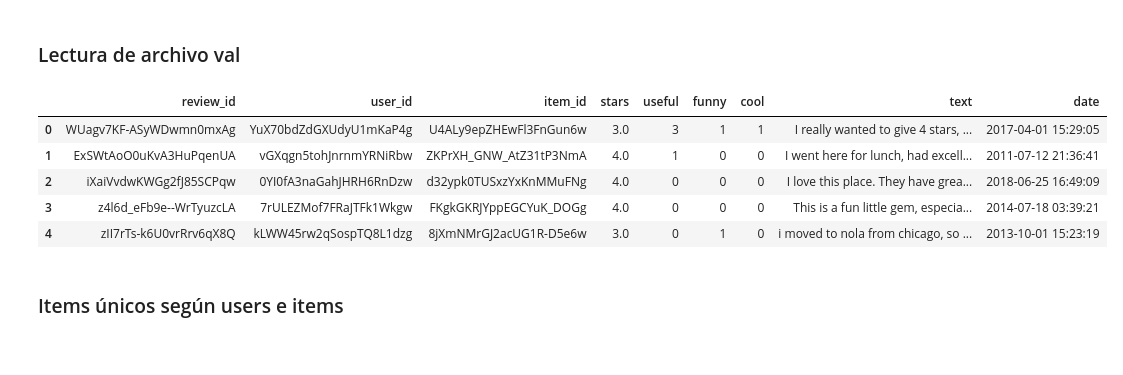
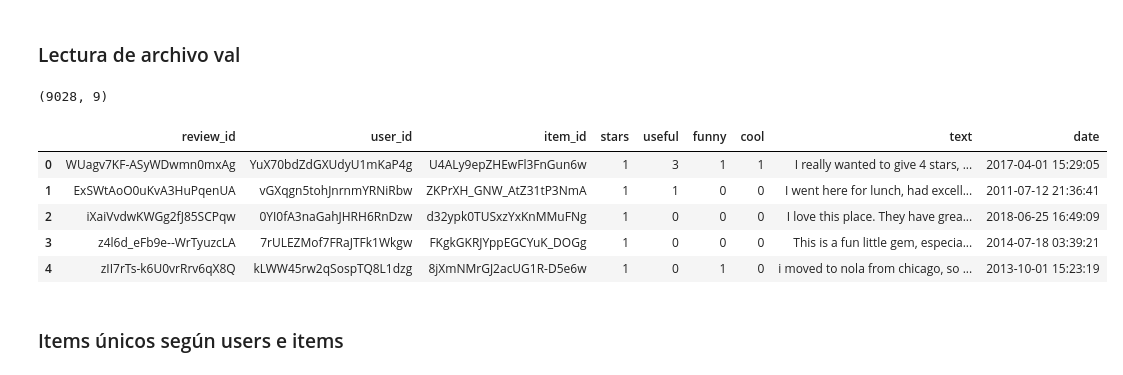
Before and after one commit to elpelaoloco/T1, a Jupyter notebook: sist_original.ipynb, the cells around one changed output. Saved outputs shown, nothing was run; the diff lists cells and outputs as text; code cells hidden in the pictures.

```diff
--- a/sist_original.ipynb
+++ b/sist_original.ipynb
@@ -62,16 +64,21 @@ df_test.head(5)
 # %%
 df_val = pd.read_csv("yelp_val.csv")
 df_val.head(5)
+print(df_val.shape)
 # %% [output]
-|  | review_id | user_id | item_id | stars | useful | funny | cool | text | date |
-| 0 | WUagv7KF-ASyWDwmn0mxAg | YuX70bdZdGXUdyU1mKaP4g | U4ALy9epZHEwFl3FnGun6w | 3.0 | 3 | 1 | 1 | I really wanted to give 4 stars, ... | 2017-04-01 15:29:05 |
-| 1 | ExSWtAoO0uKvA3HuPqenUA | vGXqgn5tohJnrnmYRNiRbw | ZKPrXH_GNW_AtZ31tP3NmA | 4.0 | 1 | 0 | 0 | I went here for lunch, had excell... | 2011-07-12 21:36:41 |
-| 2 | iXaiVvdwKWGg2fJ85SCPqw | 0YI0fA3naGahJHRH6RnDzw | d32ypk0TUSxzYxKnMMuFNg | 4.0 | 0 | 0 | 0 | I love this place. They have grea... | 2018-06-25 16:49:09 |
-| 3 | z4l6d_eFb9e--WrTyuzcLA | 7rULEZMof7FRaJTFk1Wkgw | FKgkGKRJYppEGCYuK_DOGg | 4.0 | 0 | 0 | 0 | This is a fun little gem, especia... | 2014-07-18 03:39:21 |
-| 4 | zII7rTs-k6U0vrRrv6qX8Q | kLWW45rw2qSospTQ8L1dzg | 8jXmNMrGJ2acUG1R-D5e6w | 3.0 | 0 | 1 | 0 | i moved to nola from chicago, so ... | 2013-10-01 15:23:19 |
+(9028, 9)
 # %%
 df_val_reviews_changed = df_val
 df_val_reviews_changed["stars"] = df_val["stars"].apply(lambda x: 1 if x >= 3 else 0)
+# %%
+df_val_reviews_changed.head()
+# %% [output]
+|  | review_id | user_id | item_id | stars | useful | funny | cool | text | date |
+| 0 | WUagv7KF-ASyWDwmn0mxAg | YuX70bdZdGXUdyU1mKaP4g | U4ALy9epZHEwFl3FnGun6w | 1 | 3 | 1 | 1 | I really wanted to give 4 stars, ... | 2017-04-01 15:29:05 |
+| 1 | ExSWtAoO0uKvA3HuPqenUA | vGXqgn5tohJnrnmYRNiRbw | ZKPrXH_GNW_AtZ31tP3NmA | 1 | 1 | 0 | 0 | I went here for lunch, had excell... | 2011-07-12 21:36:41 |
+| 2 | iXaiVvdwKWGg2fJ85SCPqw | 0YI0fA3naGahJHRH6RnDzw | d32ypk0TUSxzYxKnMMuFNg | 1 | 0 | 0 | 0 | I love this place. They have grea... | 2018-06-25 16:49:09 |
+| 3 | z4l6d_eFb9e--WrTyuzcLA | 7rULEZMof7FRaJTFk1Wkgw | FKgkGKRJYppEGCYuK_DOGg | 1 | 0 | 0 | 0 | This is a fun little gem, especia... | 2014-07-18 03:39:21 |
+| 4 | zII7rTs-k6U0vrRrv6qX8Q | kLWW45rw2qSospTQ8L1dzg | 8jXmNMrGJ2acUG1R-D5e6w | 1 | 0 | 1 | 0 | i moved to nola from chicago, so ... | 2013-10-01 15:23:19 |
 # %% [markdown]
 ### Items únicos según users e items
 # %%
```
Also changed, not shown: parts of 34 cells of this notebook.
